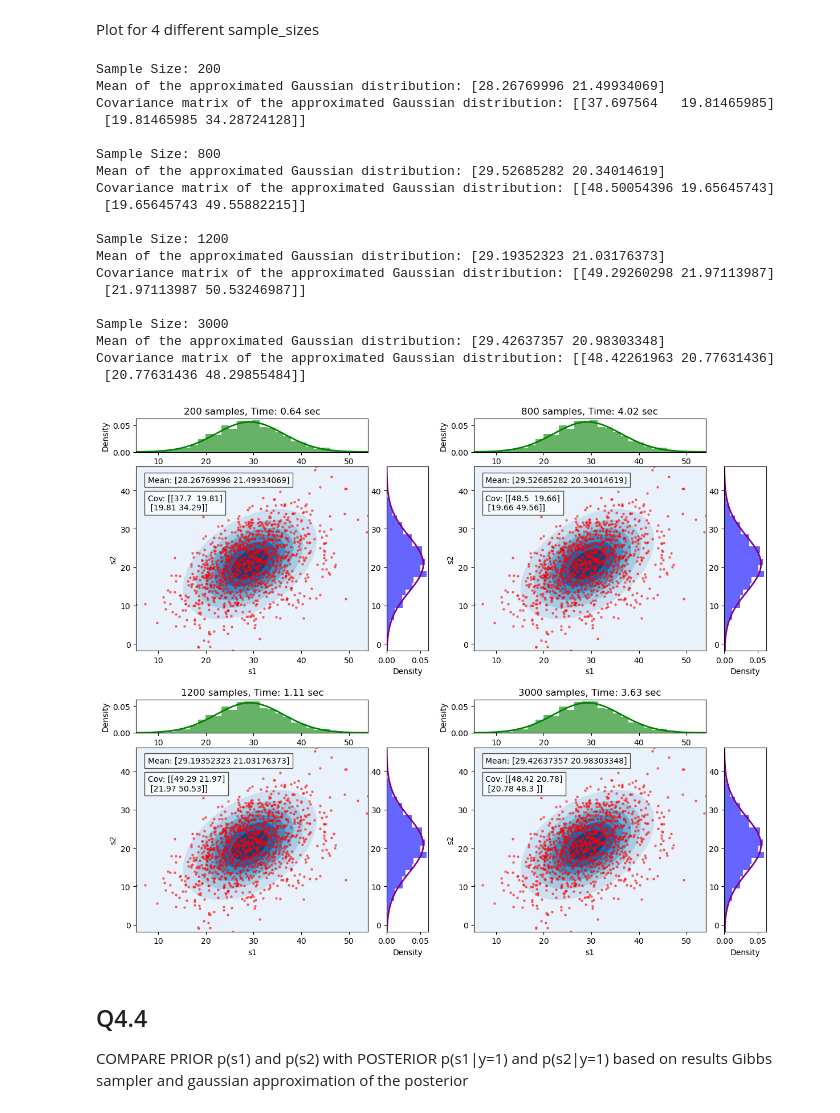
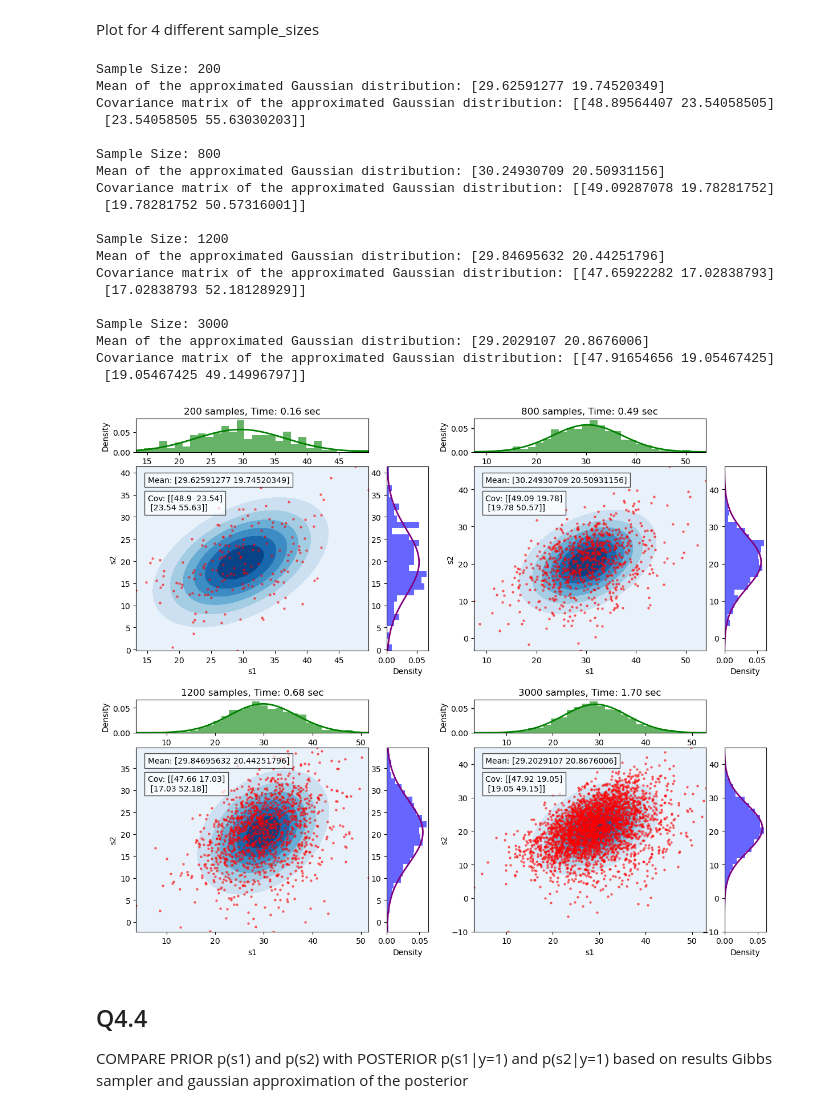
Before and after one commit to moniba-ravan/ranking-system, a Jupyter notebook: runme.ipynb, the cells around one changed output. Saved outputs shown, nothing was run; the diff lists cells and outputs as text; code cells hidden in the pictures.

```diff
--- a/runme.ipynb
+++ b/runme.ipynb
@@ -260,48 +268,48 @@ for i, num_samples in enumerate(sample_sizes):
     ax_histy = axes1[row, col].inset_axes([1.08, 0, 0.18, 1], transform=axes1[row, col].transAxes)  # Right histogram for s2
 
     # Call the plotting function to display the results in this subplot
-    plot_gaussian_with_histograms(ax_contour, ax_histx, ax_histy, skills_filtered, num_samples, elapsed_time)
+    plot_gaussian_with_histograms(ax_contour, ax_histx, ax_histy, loop_skills_filtered, num_samples, elapsed_time)
 
     gaussian_dist = gaussian_approximation(loop_skills_filtered)
 
     # Add mean and covariance information to the contour plot as text
     ax_contour.text(0.05, 0.95, f"Mean: {gaussian_dist.mean}", transform=ax_contour.transAxes, fontsize=10,
                     verticalalignment='top', bbox=dict(facecolor='white', alpha=0.7))
     ax_contour.text(0.05, 0.85, f"Cov: {np.array2string(gaussian_dist.cov, precision=2)}", transform=ax_contour.transAxes,
                     fontsize=10, verticalalignment='top', bbox=dict(facecolor='white', alpha=0.7))
 
     # Print the mean and covariance of the approximated Gaussian distribution
     print("Sample Size:", num_samples)
     print("Mean of the approximated Gaussian distribution:", gaussian_dist.mean)
     print("Covariance matrix of the approximated Gaussian distribution:", gaussian_dist.cov)
     print()
 
 # Adjust layout and show the combined figure with two sets of plots (2x2 grid)
 plt.tight_layout()
 #pdf_path = 'q4_sample_comparison.pdf'
 #plt.savefig(pdf_path)
 plt.show()
 # %% [output]
 Sample Size: 200
-Mean of the approximated Gaussian distribution: [28.26769996 21.49934069]
-Covariance matrix of the approximated Gaussian distribution: [[37.697564   19.81465985]
- [19.81465985 34.28724128]]
+Mean of the approximated Gaussian distribution: [29.62591277 19.74520349]
+Covariance matrix of the approximated Gaussian distribution: [[48.89564407 23.54058505]
+ [23.54058505 55.63030203]]
 
 Sample Size: 800
-Mean of the approximated Gaussian distribution: [29.52685282 20.34014619]
-Covariance matrix of the approximated Gaussian distribution: [[48.50054396 19.65645743]
- [19.65645743 49.55882215]]
+Mean of the approximated Gaussian distribution: [30.24930709 20.50931156]
+Covariance matrix of the approximated Gaussian distribution: [[49.09287078 19.78281752]
+ [19.78281752 50.57316001]]
 
 Sample Size: 1200
-Mean of the approximated Gaussian distribution: [29.19352323 21.03176373]
-Covariance matrix of the approximated Gaussian distribution: [[49.29260298 21.97113987]
- [21.97113987 50.53246987]]
+Mean of the approximated Gaussian distribution: [29.84695632 20.44251796]
+Covariance matrix of the approximated Gaussian distribution: [[47.65922282 17.02838793]
+ [17.02838793 52.18128929]]
 
 Sample Size: 3000
-Mean of the approximated Gaussian distribution: [29.42637357 20.98303348]
-Covariance matrix of the approximated Gaussian distribution: [[48.42261963 20.77631436]
- [20.77631436 48.29855484]]
+Mean of the approximated Gaussian distribution: [29.2029107 20.8676006]
+Covariance matrix of the approximated Gaussian distribution: [[47.91654656 19.05467425]
+ [19.05467425 49.14996797]]
-[figure, old version]
+[figure, new version]
 # %% [markdown]
 ## Q4.4
 COMPARE PRIOR p(s1) and p(s2) with POSTERIOR p(s1|y=1) and p(s2|y=1) based on results Gibbs sampler and gaussian approximation of the posterior
```
Also changed, not shown: parts of 25 cells of this notebook, 2 other files.
